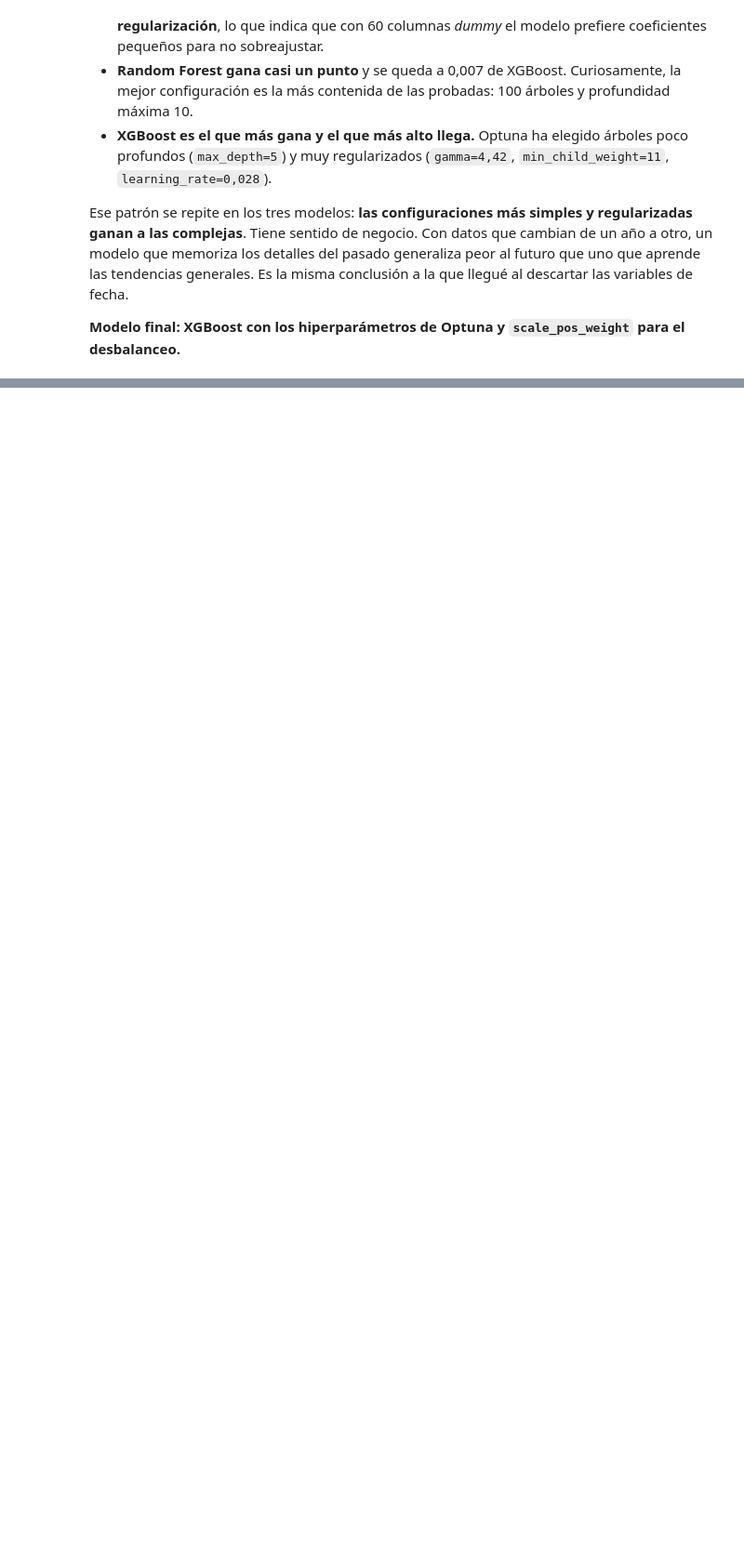
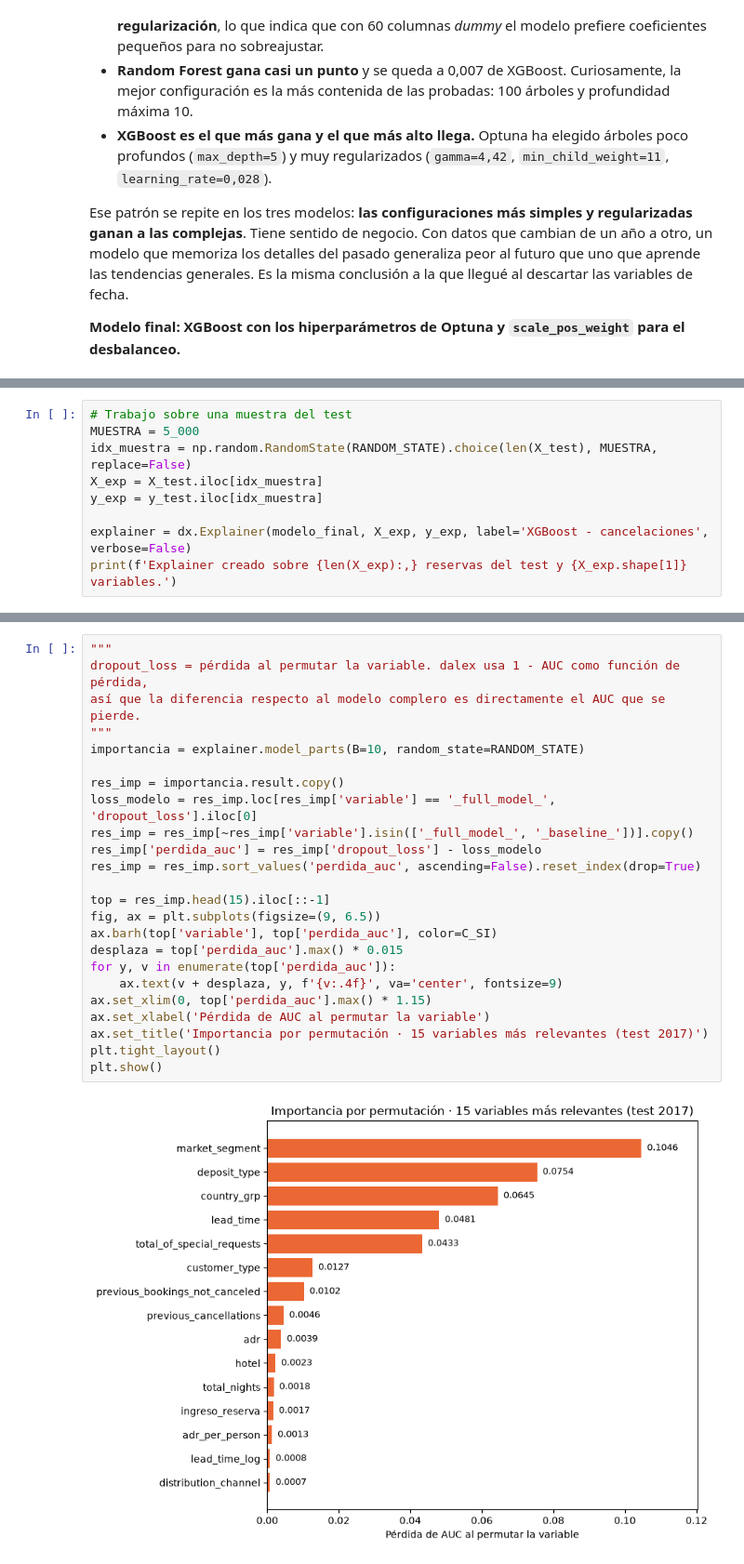
Before and after one commit to davidvilasiaba12345-a11y/Proyecto-Maching-Learning-David-Vila-Siaba, a Jupyter notebook: proyecto.ipynb, the cells around one changed output, grey strips where cells are left out. Shown at 93% size. Saved outputs shown, nothing was run; the diff lists cells and outputs as text; blank space fills up the shorter version.

```diff
--- a/proyecto.ipynb
+++ b/proyecto.ipynb
@@ -1387,0 +1724,9 @@ Identificamos las variables que mas importancia tienen y en que sentido influyen
+# %%
+# Trabajo sobre una muestra del test
+MUESTRA = 5_000
+idx_muestra = np.random.RandomState(RANDOM_STATE).choice(len(X_test), MUESTRA, replace=False)
+X_exp = X_test.iloc[idx_muestra]
+y_exp = y_test.iloc[idx_muestra]
+
+explainer = dx.Explainer(modelo_final, X_exp, y_exp, label='XGBoost - cancelaciones', verbose=False)
+print(f'Explainer creado sobre {len(X_exp):,} reservas del test y {X_exp.shape[1]} variables.')
@@ -1387,0 +1742,26 @@ Identificamos las variables que mas importancia tienen y en que sentido influyen
+# %%
+"""
+dropout_loss = pérdida al permutar la variable. dalex usa 1 - AUC como función de pérdida,
+así que la diferencia respecto al modelo complero es directamente el AUC que se pierde.
+"""
+importancia = explainer.model_parts(B=10, random_state=RANDOM_STATE)
+
+res_imp = importancia.result.copy()
+loss_modelo = res_imp.loc[res_imp['variable'] == '_full_model_', 'dropout_loss'].iloc[0]
+res_imp = res_imp[~res_imp['variable'].isin(['_full_model_', '_baseline_'])].copy()
+res_imp['perdida_auc'] = res_imp['dropout_loss'] - loss_modelo
+res_imp = res_imp.sort_values('perdida_auc', ascending=False).reset_index(drop=True)
+
+top = res_imp.head(15).iloc[::-1]
+fig, ax = plt.subplots(figsize=(9, 6.5))
+ax.barh(top['variable'], top['perdida_auc'], color=C_SI)
+desplaza = top['perdida_auc'].max() * 0.015
+for y, v in enumerate(top['perdida_auc']):
+    ax.text(v + desplaza, y, f'{v:.4f}', va='center', fontsize=9)
+ax.set_xlim(0, top['perdida_auc'].max() * 1.15)
+ax.set_xlabel('Pérdida de AUC al permutar la variable')
+ax.set_title('Importancia por permutación · 15 variables más relevantes (test 2017)')
+plt.tight_layout()
+plt.show()
+# %% [output]
+[figure, added]
```
Also changed, not shown: parts of 31 cells of this notebook.
